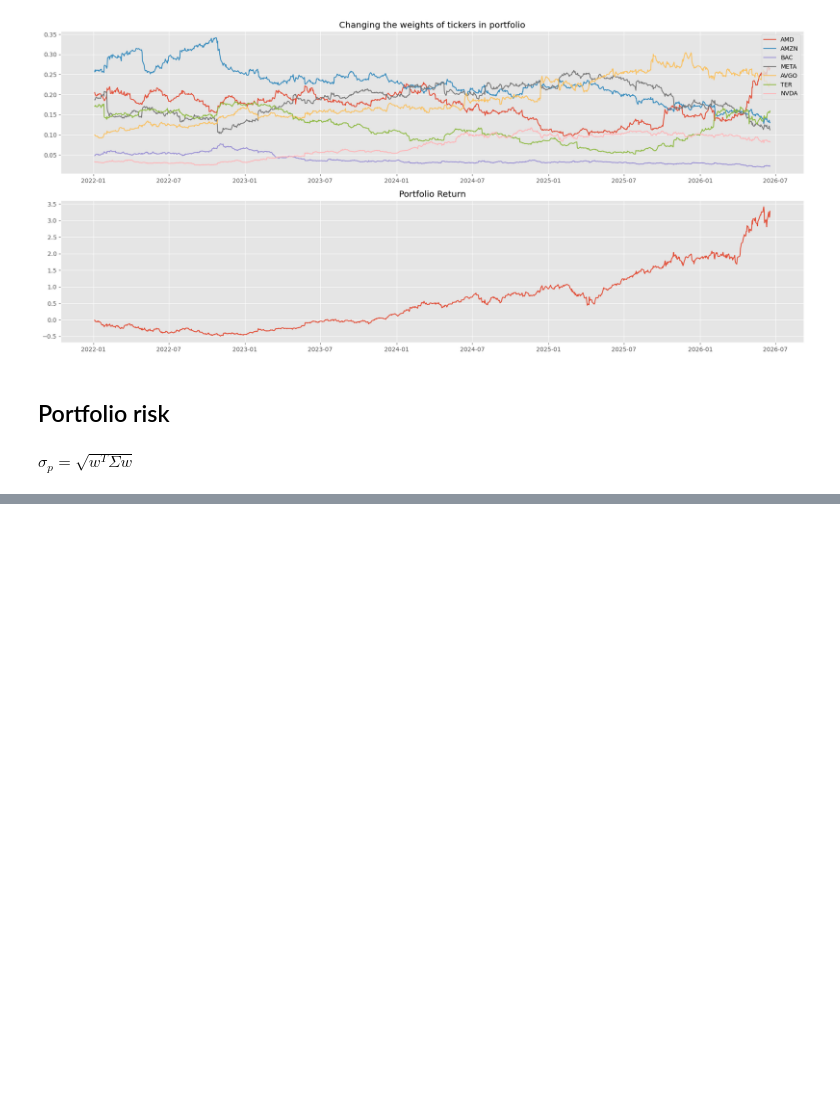
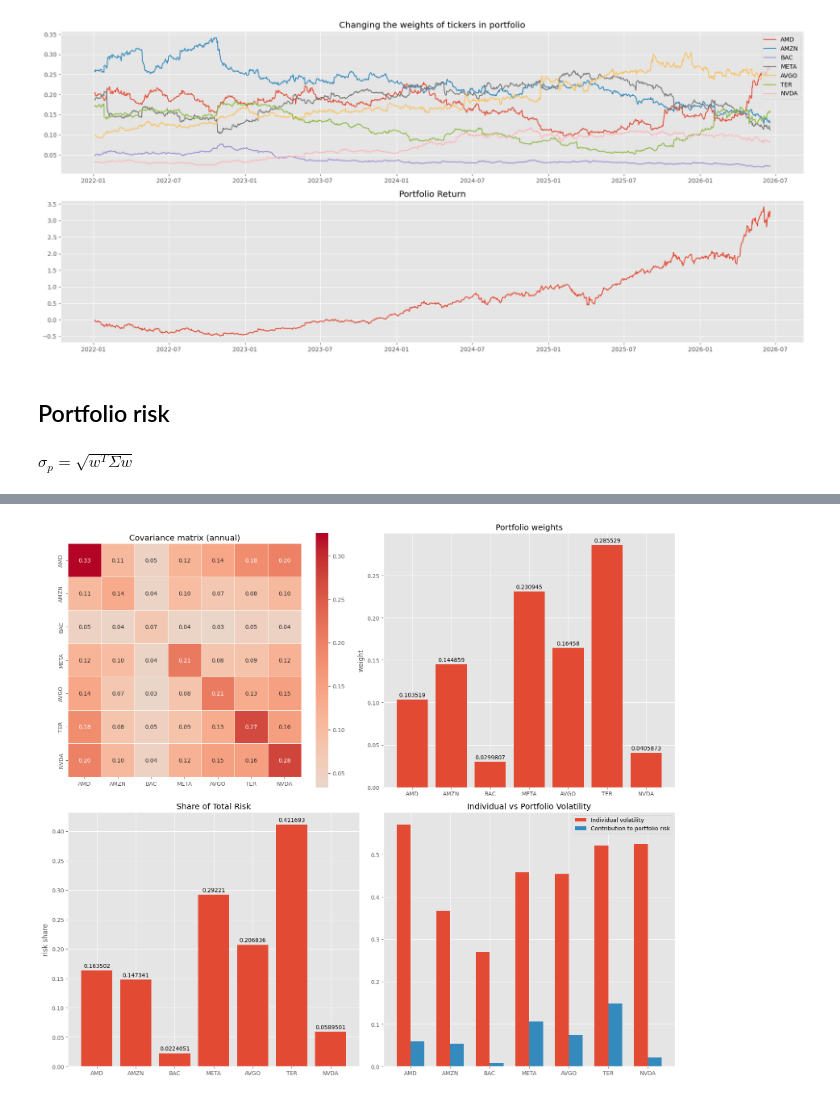
Before and after one commit to fadeeva/portfoli_o_o_ptimisation, a Jupyter notebook: Step_02__Classical_Markowitz _Optimization.ipynb, the cells around one changed output, grey strips where cells are left out. Drawn from its saved outputs; the diff is of its cells as text; code cells hidden in the pictures; blank space fills up the shorter version.

Commit message:
risk contribution visualization

```diff
--- a/Step_02__Classical_Markowitz _Optimization.ipynb
+++ b/Step_02__Classical_Markowitz _Optimization.ipynb
@@ -83,0 +84,11 @@ np.float64(0.38288191501724583)
+# %%
+risk_contributions = pd.DataFrame({
+    'ticker': tickers,
+    'weight': w,
+    'volatility': np.sqrt(np.diag(cov_matrix)),
+    'risk_contribution': w * np.sqrt(np.diag(cov_matrix))
+})
+
+risk_contributions['risk_share'] = risk_contributions['risk_contribution'] / portfolio_risk
+
+risk_contributions
@@ -83,0 +104,32 @@ np.float64(0.38288191501724583)
+# %%
+fig, axs = plt.subplots(2, 2, figsize=(16, 14))
+
+sns.heatmap(
+    cov_matrix, annot=True,
+    cmap='coolwarm', center=0,
+    fmt='.2f', square=True,
+    linewidths=0.5, ax=axs[0, 0])\
+    .set_title('Covariance matrix (annual)')
+
+bars = axs[0, 1].bar(tickers, w)
+axs[0, 1].bar_label(bars, padding=3)
+axs[0, 1].set_title('Portfolio weights')
+axs[0, 1].set_ylabel('weight')
+
+bars = axs[1, 0].bar(tickers, risk_contributions['risk_share'])
+axs[1, 0].bar_label(bars, padding=3)
+axs[1, 0].set_title('Share of Total Risk')
+axs[1, 0].set_ylabel('risk share')
+
+x = np.arange(len(tickers))
+width = 0.35
+axs[1, 1].bar(x - width/2, risk_contributions['volatility'], width, label='Individual volatility')
+axs[1, 1].bar(x + width/2, risk_contributions['risk_contribution'], width, label='Contribution to portfolio risk')
+axs[1, 1].set_xticks(x)
+axs[1, 1].set_xticklabels(tickers)
+axs[1, 1].set_title('Individual vs Portfolio Volatility')
+axs[1, 1].legend()
+
+plt.tight_layout()
+# %% [output]
+[figure, added]
```
Also changed, not shown: parts of 4 cells of this notebook.
